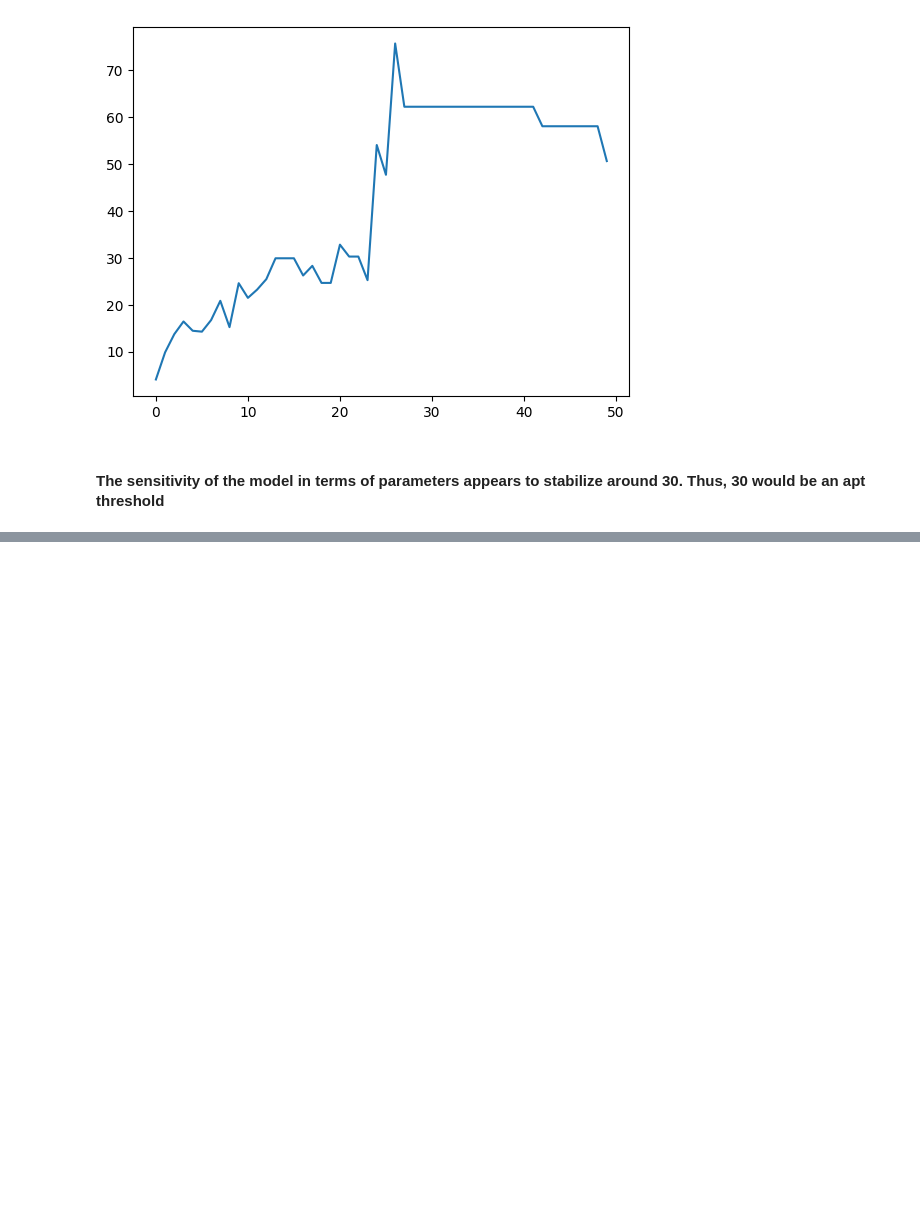
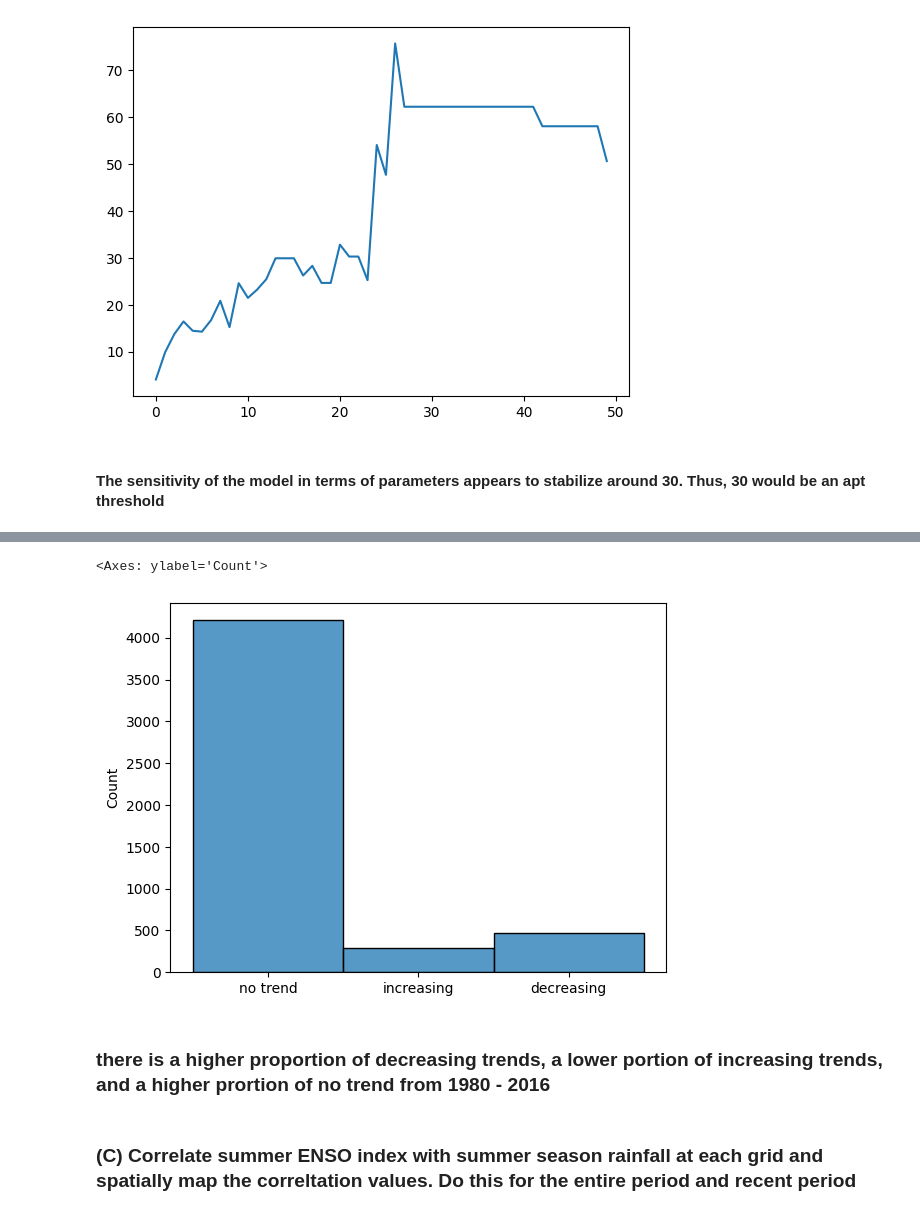
Before and after one commit to jtdocter27/Engineering-Probability---Statistics, a Jupyter notebook: R_project.ipynb, the cells around one changed output, grey strips where cells are left out. Cells and saved outputs as stored; diff of their text form; code cells hidden in the pictures; blank space fills up the shorter version.

```diff
--- a/R_project.ipynb
+++ b/R_project.ipynb
@@ -898,0 +1013,9 @@ plt.plot(scale)
+# %%
+sns.histplot(trend_all)
+# %% [output]
+<Axes: ylabel='Count'>
+[figure, added]
+# %% [markdown]
+### there is a higher proportion of decreasing trends, a lower portion of increasing trends, and a higher prortion of no trend from 1980 - 2016
+# %% [markdown]
+### (C) Correlate summer ENSO index with summer season rainfall at each grid and spatially map the correltation values. Do this for the entire period and recent period
```
Also changed, not shown: parts of 24 cells of this notebook, 1 other file.
